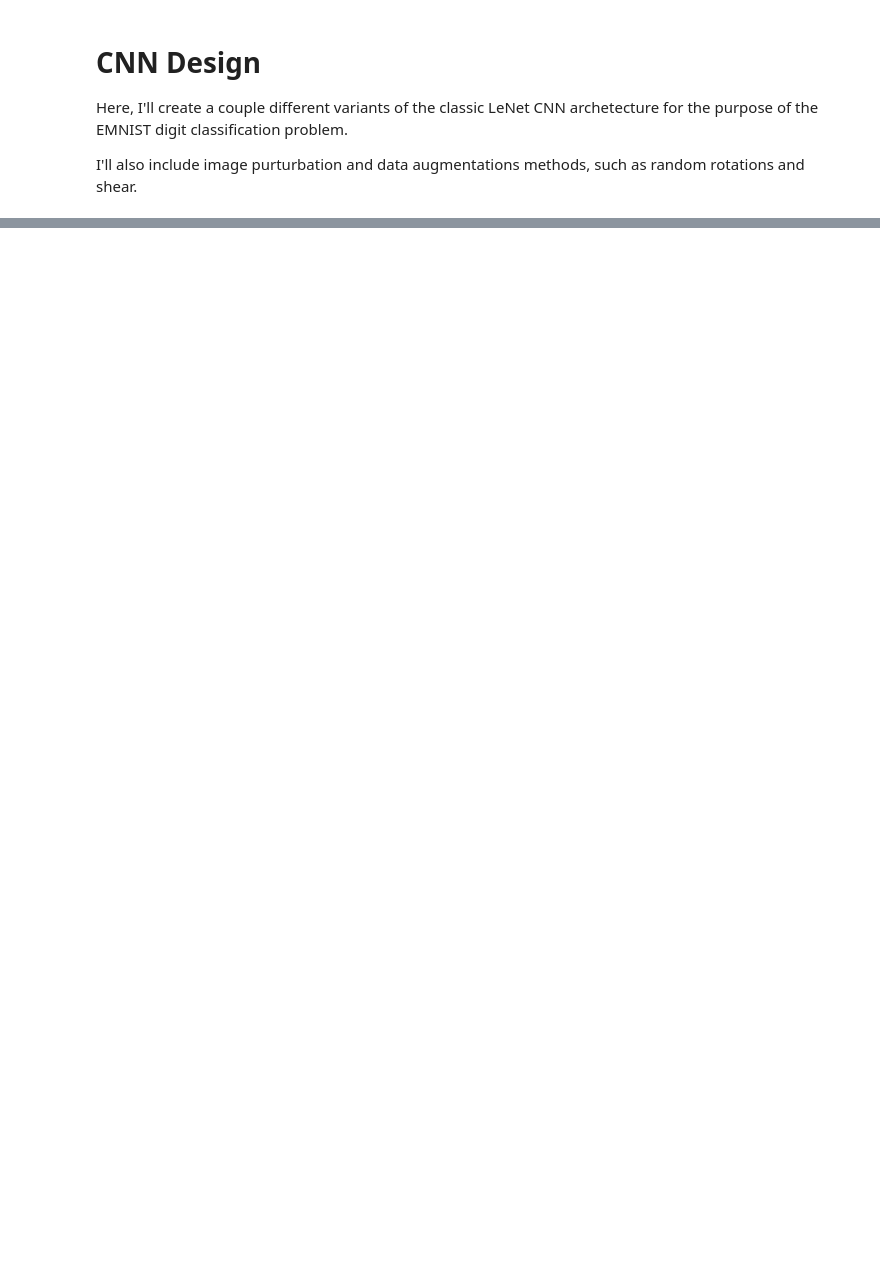
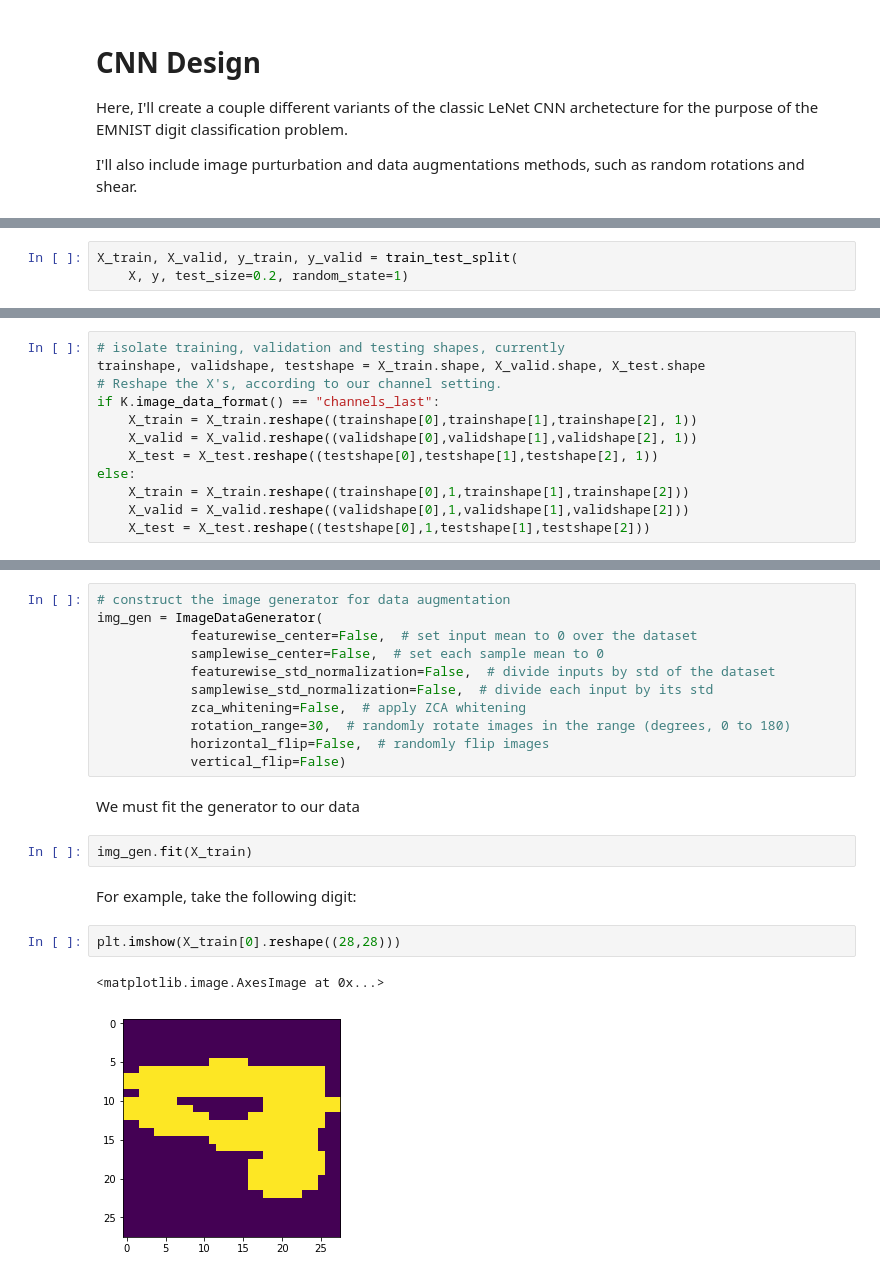
Before and after one commit to tamirbennatan/EMNIST-Classification, a Jupyter notebook: CNN/CNN-Design.ipynb, the cells around one changed output, grey strips where cells are left out. Cells and saved outputs as stored; diff of their text form; blank space fills up the shorter version.

```diff
--- a/CNN/CNN-Design.ipynb
+++ b/CNN/CNN-Design.ipynb
@@ -30,0 +76,3 @@ I'll also include image purturbation and data augmentations methods, such as ran
+# %%
+X_train, X_valid, y_train, y_valid = train_test_split(
+    X, y, test_size=0.2, random_state=1)
@@ -30,0 +110,12 @@ I'll also include image purturbation and data augmentations methods, such as ran
+# %%
+# isolate training, validation and testing shapes, currently
+trainshape, validshape, testshape = X_train.shape, X_valid.shape, X_test.shape
+# Reshape the X's, according to our channel setting.
+if K.image_data_format() == "channels_last":
+    X_train = X_train.reshape((trainshape[0],trainshape[1],trainshape[2], 1))
+    X_valid = X_valid.reshape((validshape[0],validshape[1],validshape[2], 1))
+    X_test = X_test.reshape((testshape[0],testshape[1],testshape[2], 1))
+else:
+    X_train = X_train.reshape((trainshape[0],1,trainshape[1],trainshape[2]))
+    X_valid = X_valid.reshape((validshape[0],1,validshape[1],validshape[2]))
+    X_test = X_test.reshape((testshape[0],1,testshape[1],testshape[2]))
@@ -158,0 +323,22 @@ def model_4conv2(height, width, depth, stride = 5, pool_size = 2):
+# %%
+# construct the image generator for data augmentation
+img_gen = ImageDataGenerator(
+            featurewise_center=False,  # set input mean to 0 over the dataset
+            samplewise_center=False,  # set each sample mean to 0
+            featurewise_std_normalization=False,  # divide inputs by std of the dataset
+            samplewise_std_normalization=False,  # divide each input by its std
+            zca_whitening=False,  # apply ZCA whitening
+            rotation_range=30,  # randomly rotate images in the range (degrees, 0 to 180)
+            horizontal_flip=False,  # randomly flip images
+            vertical_flip=False)
+# %% [markdown]
+We must fit the generator to our data
+# %%
+img_gen.fit(X_train)
+# %% [markdown]
+For example, take the following digit:
+# %%
+plt.imshow(X_train[0].reshape((28,28)))
+# %% [output]
+<matplotlib.image.AxesImage at 0x...>
+[figure, added]
```
Also changed, not shown: parts of 45 cells of this notebook, 7 other files.
